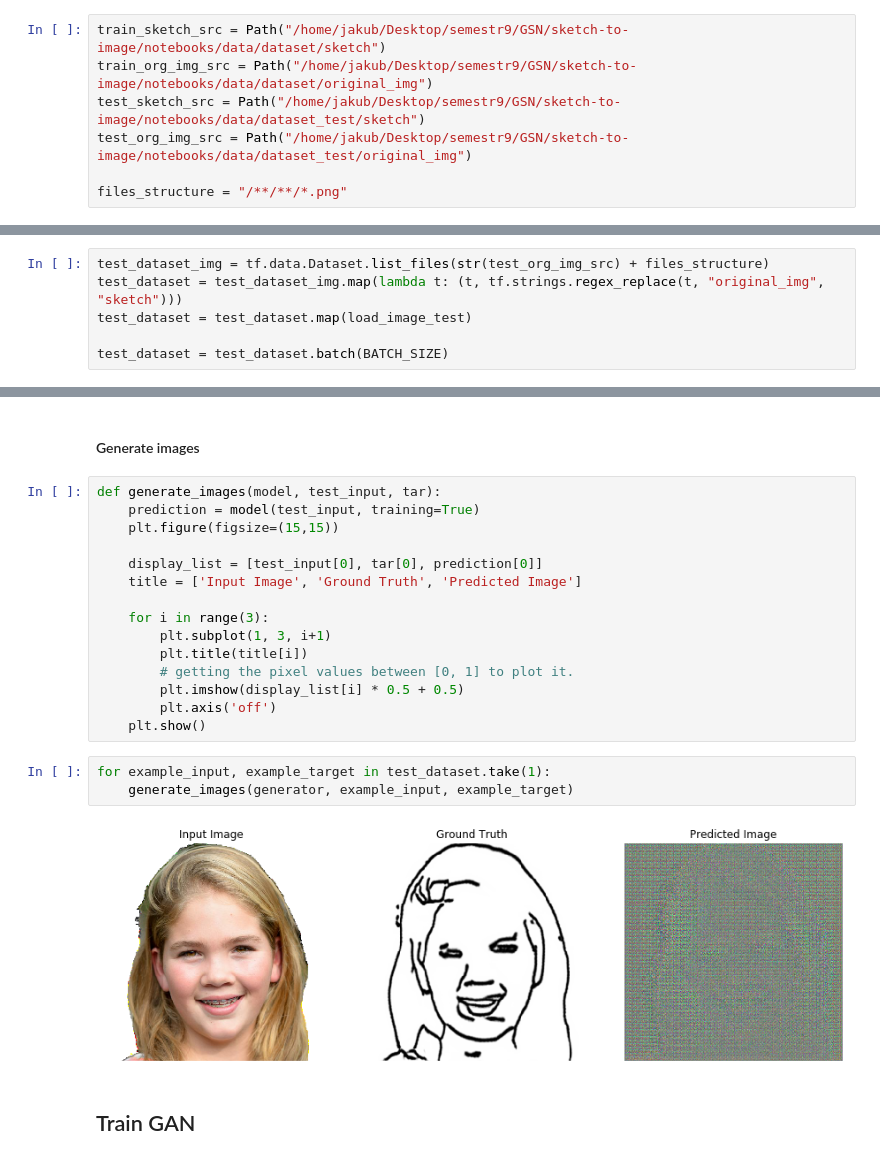
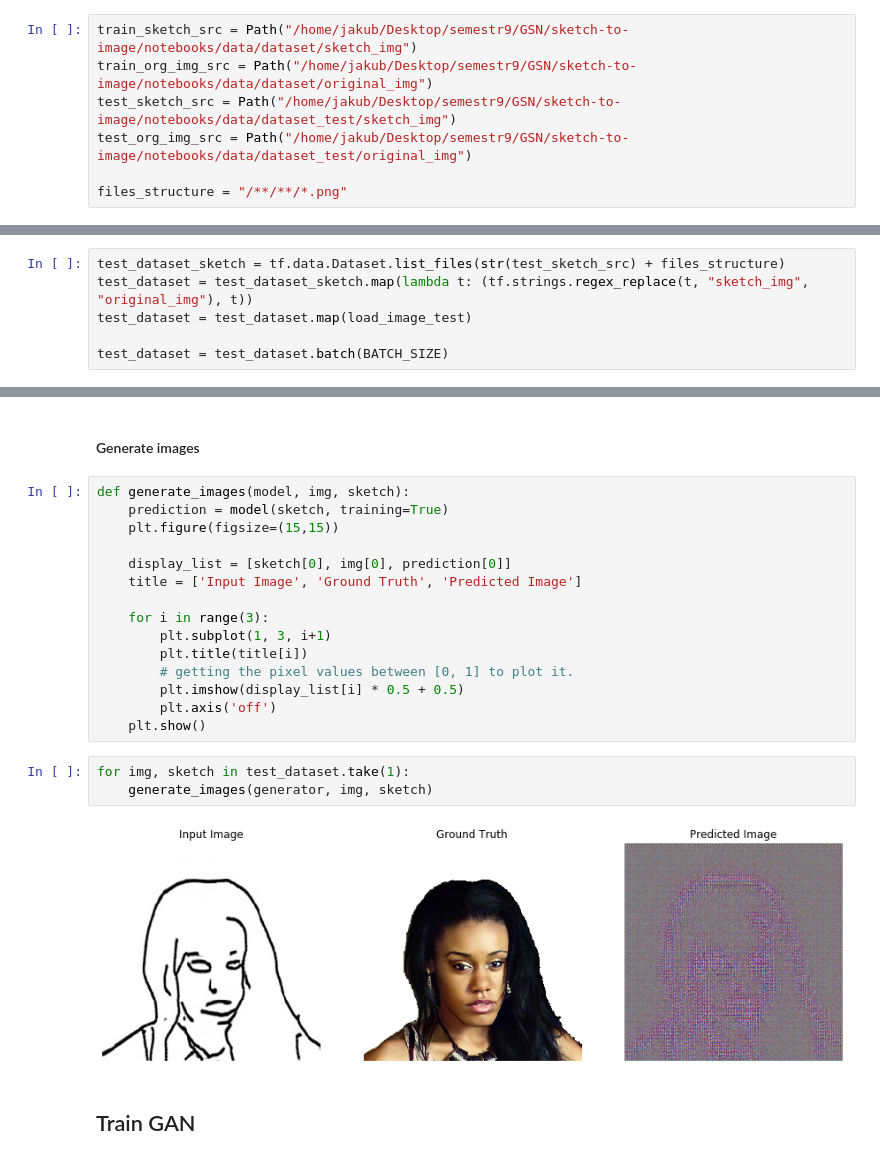
Before and after one commit to TSienki/cGAN-Sketch-to-portrait, a Jupyter notebook: notebooks/sketch_to_image.ipynb, the cells around one changed output, grey strips where cells are left out. Drawn from its saved outputs; the diff is of its cells as text.

Commit message:
Updates the data read

```diff
--- a/notebooks/sketch_to_image.ipynb
+++ b/notebooks/sketch_to_image.ipynb
@@ -34,9 +34,9 @@ tf.__version__
 # %% [markdown]
 #### Define constant variables
 # %%
-train_sketch_src = Path("/home/jakub/Desktop/semestr9/GSN/sketch-to-image/notebooks/data/dataset/sketch")
+train_sketch_src = Path("/home/jakub/Desktop/semestr9/GSN/sketch-to-image/notebooks/data/dataset/sketch_img")
 train_org_img_src = Path("/home/jakub/Desktop/semestr9/GSN/sketch-to-image/notebooks/data/dataset/original_img")
-test_sketch_src = Path("/home/jakub/Desktop/semestr9/GSN/sketch-to-image/notebooks/data/dataset_test/sketch")
+test_sketch_src = Path("/home/jakub/Desktop/semestr9/GSN/sketch-to-image/notebooks/data/dataset_test/sketch_img")
 test_org_img_src = Path("/home/jakub/Desktop/semestr9/GSN/sketch-to-image/notebooks/data/dataset_test/original_img")
 
 files_structure = "/**/**/*.png"
@@ -136,8 +136,8 @@ train_dataset = train_dataset.map(load_image_train, num_parallel_calls=AUTOTUNE)
 train_dataset = train_dataset.shuffle(BUFFER_SIZE)
 train_dataset = train_dataset.batch(BATCH_SIZE)
 # %%
-test_dataset_img = tf.data.Dataset.list_files(str(test_org_img_src) + files_structure)
-test_dataset = test_dataset_img.map(lambda t: (t, tf.strings.regex_replace(t, "original_img", "sketch")))
+test_dataset_sketch = tf.data.Dataset.list_files(str(test_sketch_src) + files_structure)
+test_dataset = test_dataset_sketch.map(lambda t: (tf.strings.regex_replace(t, "sketch_img", "original_img"), t))
 test_dataset = test_dataset.map(load_image_test)
 
 test_dataset = test_dataset.batch(BATCH_SIZE)
@@ -311,11 +311,11 @@ checkpoint = tf.train.Checkpoint(generator_optimizer=generator_optimizer,
 # %% [markdown]
 #### Generate images
 # %%
-def generate_images(model, test_input, tar):
-    prediction = model(test_input, training=True)
+def generate_images(model, img, sketch):
+    prediction = model(sketch, training=True)
     plt.figure(figsize=(15,15))
 
-    display_list = [test_input[0], tar[0], prediction[0]]
+    display_list = [sketch[0], img[0], prediction[0]]
     title = ['Input Image', 'Ground Truth', 'Predicted Image']
 
     for i in range(3):
@@ -326,10 +326,10 @@ def generate_images(model, test_input, tar):
         plt.axis('off')
     plt.show()
 # %%
-for example_input, example_target in test_dataset.take(1):
-    generate_images(generator, example_input, example_target)
+for img, sketch in test_dataset.take(1):
+    generate_images(generator, img, sketch)
 # %% [output]
-[figure, old version]
+[figure, new version]
 # %% [markdown]
 ## Train GAN
 # %%
```
Also changed, not shown: parts of 4 cells of this notebook.
